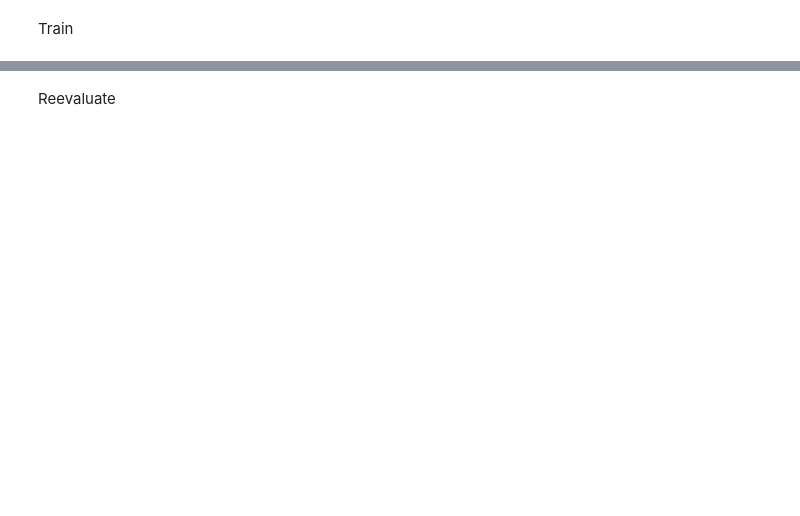
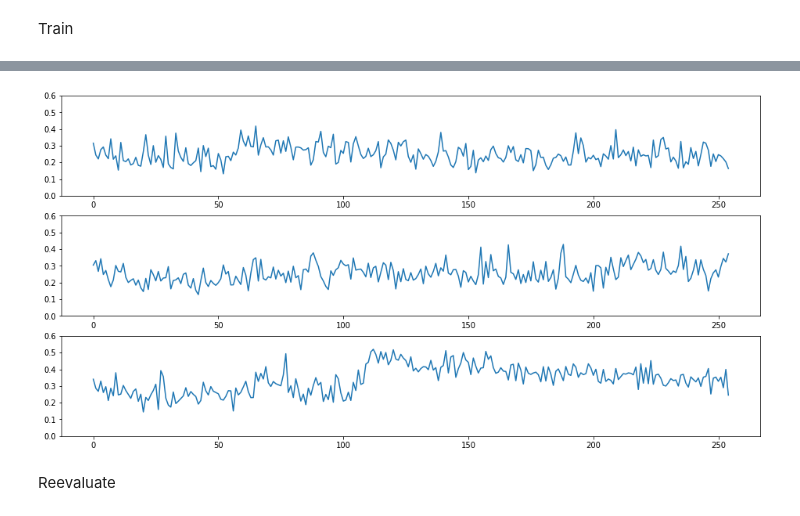
Before and after one commit to maxencemayrand/beat-tracking, a Jupyter notebook: model.ipynb, the cells around one changed output, grey strips where cells are left out. Saved outputs shown, nothing was run; the diff lists cells and outputs as text; code cells hidden in the pictures; blank space fills up the shorter version.

```diff
--- a/model.ipynb
+++ b/model.ipynb
@@ -342,3 +368,16 @@ plt.legend();
+# %%
+plt.figure(figsize=(16, 8))
+plt.subplot(3, 1, 1)
+plt.ylim(0, 0.6)
+plt.plot(lost_hist[17])
+plt.subplot(3, 1, 2)
+plt.ylim(0, 0.6)
+plt.plot(lost_hist[18])
+plt.subplot(3, 1, 3)
+plt.ylim(0, 0.6)
+plt.plot(lost_hist[19]);
+# %% [output]
+[figure, added]
 # %% [markdown]
 Reevaluate
 # %%
```
Also changed, not shown: parts of 28 cells of this notebook, 3 other files.
